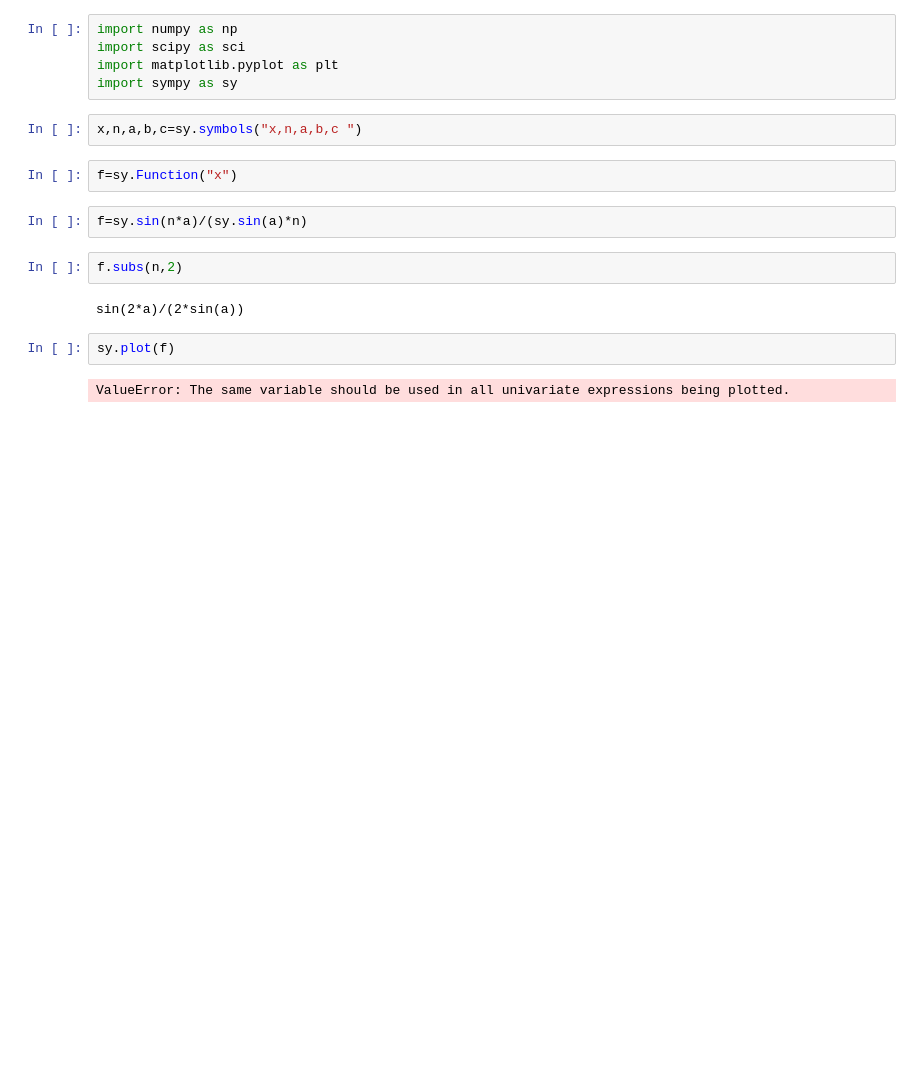
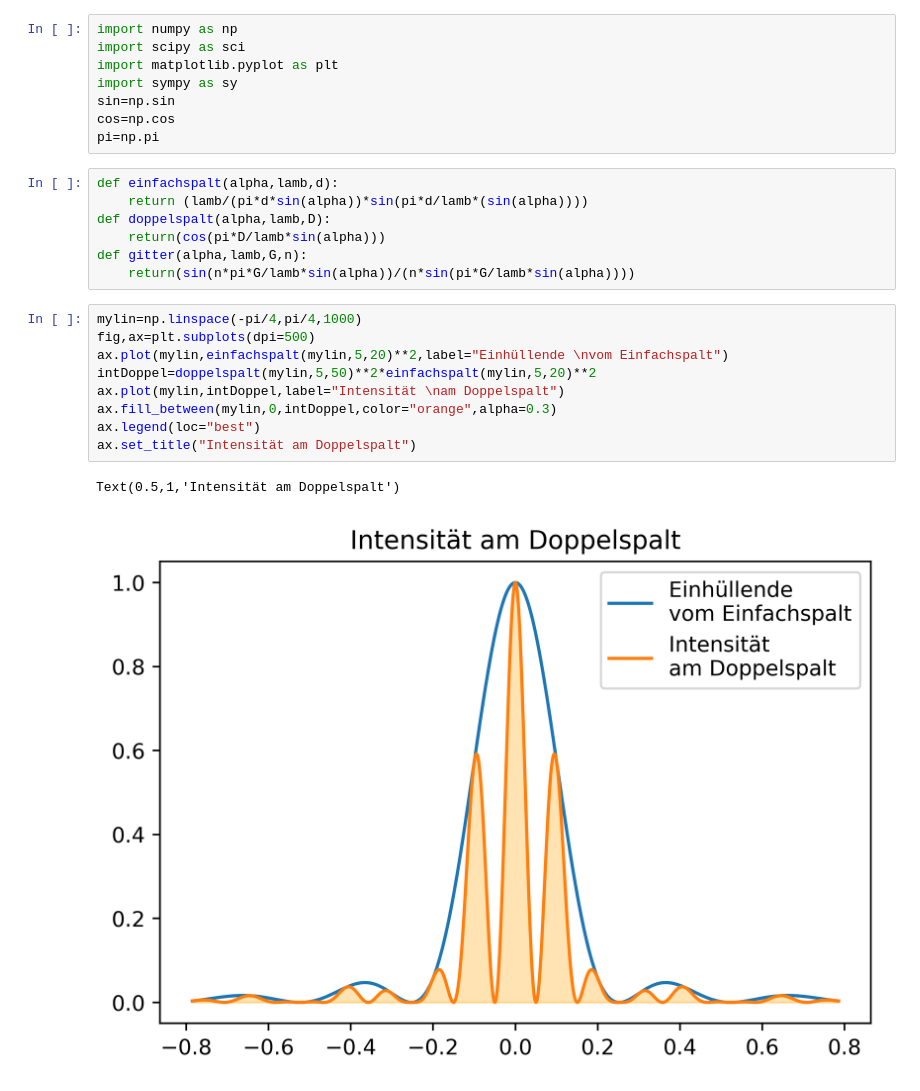
Before and after one commit to qwretz/fpraktikum, a Jupyter notebook: Balmer/N paar Bilder machen.ipynb, the cells around one changed output. Saved outputs shown, nothing was run; the diff lists cells and outputs as text; blank space fills up the shorter version.

```diff
--- a/Balmer/N paar Bilder machen.ipynb
+++ b/Balmer/N paar Bilder machen.ipynb
@@ -3,17 +3,25 @@ import numpy as np
 import scipy as sci
 import matplotlib.pyplot as plt
 import sympy as sy
+sin=np.sin
+cos=np.cos
+pi=np.pi
-# %%
-x,n,a,b,c=sy.symbols("x,n,a,b,c ")
-# %%
-f=sy.Function("x")
-# %%
-f=sy.sin(n*a)/(sy.sin(a)*n)
-# %%
-f.subs(n,2)
-# %% [output]
-sin(2*a)/(2*sin(a))
-# %%
-sy.plot(f)
-# %% [output]
-ValueError: The same variable should be used in all univariate expressions being plotted.
+# %%
+def einfachspalt(alpha,lamb,d):
+    return (lamb/(pi*d*sin(alpha))*sin(pi*d/lamb*(sin(alpha))))
+def doppelspalt(alpha,lamb,D):
+    return(cos(pi*D/lamb*sin(alpha)))
+def gitter(alpha,lamb,G,n):
+    return(sin(n*pi*G/lamb*sin(alpha))/(n*sin(pi*G/lamb*sin(alpha))))
+# %%
+mylin=np.linspace(-pi/4,pi/4,1000)
+fig,ax=plt.subplots(dpi=500)
+ax.plot(mylin,einfachspalt(mylin,5,20)**2,label="Einhüllende \nvom Einfachspalt")
+intDoppel=doppelspalt(mylin,5,50)**2*einfachspalt(mylin,5,20)**2
+ax.plot(mylin,intDoppel,label="Intensität \nam Doppelspalt")
+ax.fill_between(mylin,0,intDoppel,color="orange",alpha=0.3)
+ax.legend(loc="best")
+ax.set_title("Intensität am Doppelspalt")
+# %% [output]
+Text(0.5,1,'Intensität am Doppelspalt')
+[figure, added]
```
Also changed, not shown: parts of 1 cell of this notebook, 1 other file.
